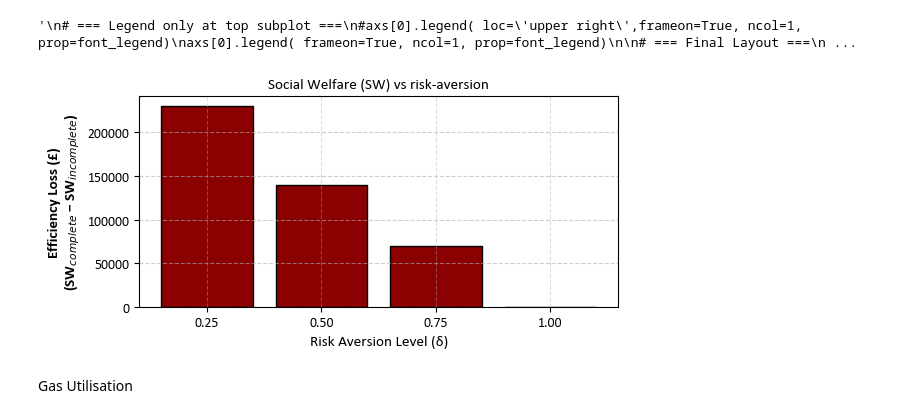
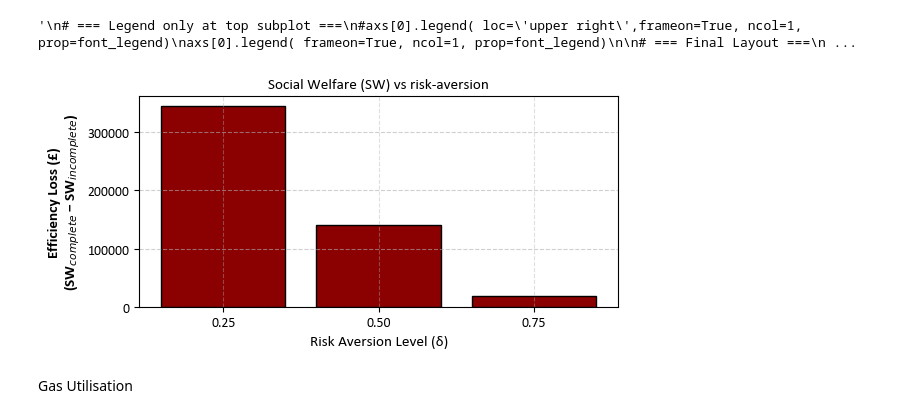
Before and after one commit to Andreas-Makrides-ICL/msc-thesis-incomplete-markets-LDES, a Jupyter notebook: models/Comparison_central_planner_ADMM/plotting_results.ipynb, the cells around one changed output. Saved outputs shown, nothing was run; the diff lists cells and outputs as text; code cells hidden in the pictures.

```diff
--- a/models/Comparison_central_planner_ADMM/plotting_results.ipynb
+++ b/models/Comparison_central_planner_ADMM/plotting_results.ipynb
@@ -958,37 +1087,38 @@ import matplotlib.pyplot as plt
 import numpy as np
 from matplotlib import rcParams
 
 # === Global font setup ===
 rcParams['font.family'] = 'Calibri'
 rcParams['axes.labelweight'] = 'bold'
 
 # === Replace these with your actual values ===
-deltas = [0.25, 0.5, 0.75, 1.0]
-sw_complete = [4.698138099955649e9, 4.708253166550986e9, 4.718352807262335e9, 4.728465214403184e9]       # example social welfare values
-sw_incomplete = [4.697908099955649e9, 4.70811321693767e9, 4.718282807262335e9, 4.728465214403184e9]      # example values
+deltas = [0.25, 0.5, 0.75]
+sw_complete = [4.698138099955649e9, 4.708253166550986e9, 4.718352807262335e9]       # example social welfare values
+sw_incomplete = [4.697793922383326e9, 4.70811321693767e9, 4.718335054032499e9]      # example values
 
 eff_loss = np.array(sw_complete) - np.array(sw_incomplete)
 
 # === Plotting ===
 fig, ax = plt.subplots(figsize=(6, 3))
 
 bars = ax.bar(deltas, eff_loss, width=0.2, color='#8B0000', edgecolor='black')
 
 # Labels and grid
 ax.set_ylabel("Efficiency Loss (£)\n(SW$_{complete}$ − SW$_{incomplete}$)", fontsize=11, fontweight='bold')
 ax.set_xlabel("Risk Aversion Level (δ)", fontsize=11, fontweight='normal')
 ax.set_xticks(deltas)
 ax.set_xticklabels([f"{d:.2f}" for d in deltas])
 ax.set_title("Social Welfare (SW) vs risk-aversion", fontsize=11)
 
 # Gridlines on both axes
 ax.grid(True, axis='y', linestyle='--', alpha=0.6)
 ax.grid(True, axis='x', linestyle='--', alpha=0.4)
 
 plt.tight_layout()
+plt.savefig("socialwelfare.png", dpi=400, bbox_inches='tight')
 plt.show()
 # %% [output]
-[figure, old version]
+[figure, new version]
 # %%
 import pandas as pd
 
```
Also changed, not shown: parts of 3 cells of this notebook, 5 other files.
